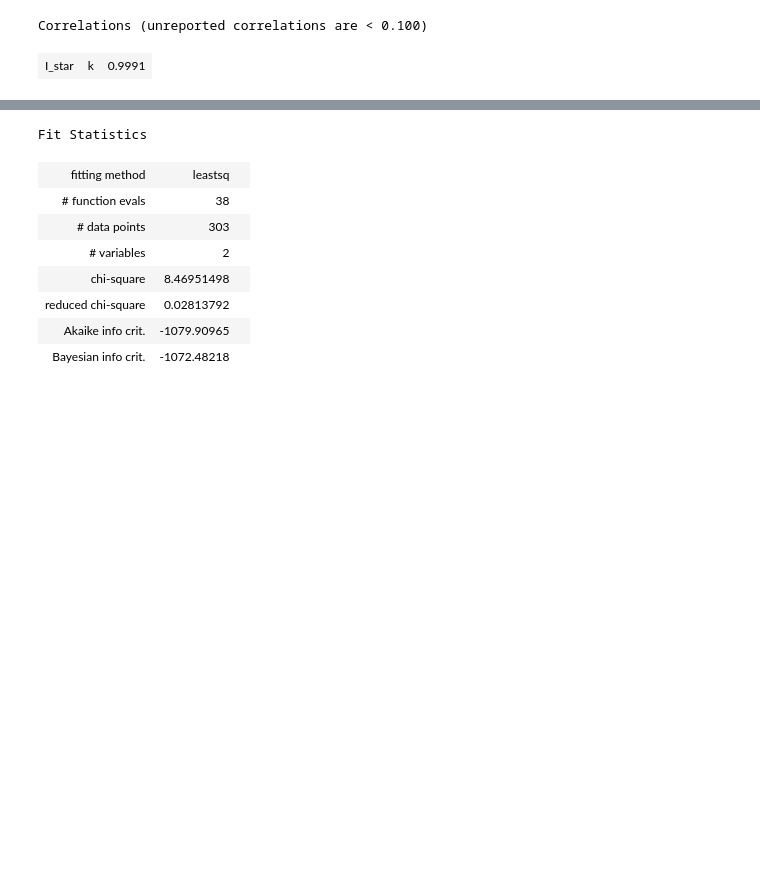
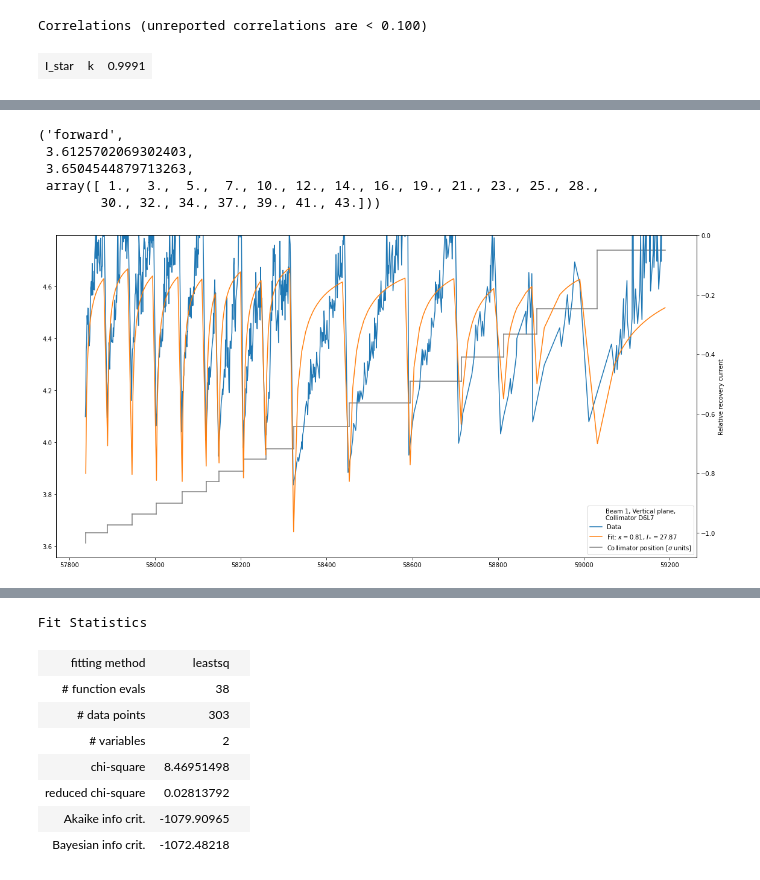
Before and after one commit to carlidel/collimator_scans, a Jupyter notebook: from_timber.ipynb, the cells around one changed output, grey strips where cells are left out. Cells and saved outputs as stored; diff of their text form; code cells hidden in the pictures; blank space fills up the shorter version.

```diff
--- a/from_timber.ipynb
+++ b/from_timber.ipynb
@@ -370,7 +438,7 @@ with open("to_fit_b1_v.pkl", "wb") as f:
     )
 # %%
 fit_result = {}
-for key in ["loss_1_rs6", "loss_2_rs6"]:
+for key in ["loss_1_rs6", "loss_1_rs6_mult_1_25", "loss_1_rs6_mult_1_5", "loss_1_rs6_mult_2_0", "loss_2_rs6", "loss_2_rs6_mult_1_25", "loss_2_rs6_mult_1_5", "loss_2_rs6_mult_2_0"]:
     with open(f"fit_result_b1_v_{key}_single_kmax_2.1.pkl", "rb") as f:
         fit_result[key] = pickle.load(f)
 # %%
@@ -394,0 +520,45 @@ Correlations (unreported correlations are < 0.100)
+# %%
+x_list_loss_1_rs6[0]
+# %% [output]
+('forward',
+ 3.6125702069302403,
+ 3.6504544879713263,
+ array([ 1.,  3.,  5.,  7., 10., 12., 14., 16., 19., 21., 23., 25., 28.,
+        30., 32., 34., 37., 39., 41., 43.]))
+# %%
+plt.figure(figsize=(16,8))
+
+for i, (t, x) in enumerate(zip(x_raw_loss_1_rs6, x_list_loss_1_rs6)):
+    plt.plot([t[0], t[0]], [x[1], x[2]], color="grey")
+    if i == len(x_raw_loss_1_rs6) - 1:
+        plt.plot([t[0], t[-1]], [x[2], x[2]], color="grey", label="Fit range")
+    else:
+        plt.plot([t[0], x_raw_loss_1_rs6[i+1][0]], [x[2], x[2]], color="grey")
+
+plt.twinx()
+
+tmp_times = np.array([])
+tmp_x = np.array([])
+tmp_y = np.array([])
+
+for x in x_raw_loss_1_rs6:
+    tmp_times = np.append(tmp_times, x)
+
+for data in all_raw_loss_1_rs6:
+    tmp_x = np.append(tmp_x, data[0])
+    tmp_y = np.append(tmp_y, data[1])
+plt.plot(tmp_x, tmp_y, label="Data")
+
+plt.plot(tmp_times, fit_result["loss_1_rs6"][2][:], label=f"Fit: $\\kappa = {fit_result['loss_1_rs6'][0].params['k'].value:.2f}$, $I_*={fit_result['loss_1_rs6'][0].params['I_star'].value:.2f}$")
+
+plt.ylim(top=0.0)
+plt.xlabel("Time [s]")
+plt.ylabel("Relative recovery current")
+
+plt.plot([], [], label="Collimator position $[\\sigma$ units$]$", color="grey")
+plt.legend(title="Beam 1, Vertical plane,\nCollimator D6L7", loc="lower right")
+
+plt.tight_layout()
+#plt.savefig("figs/b1_v_fit_single_kmax_2.1.jpg", dpi=300)
+# %% [output]
+[figure, added]
```
Also changed, not shown: parts of 23 cells of this notebook, 5 other files.
